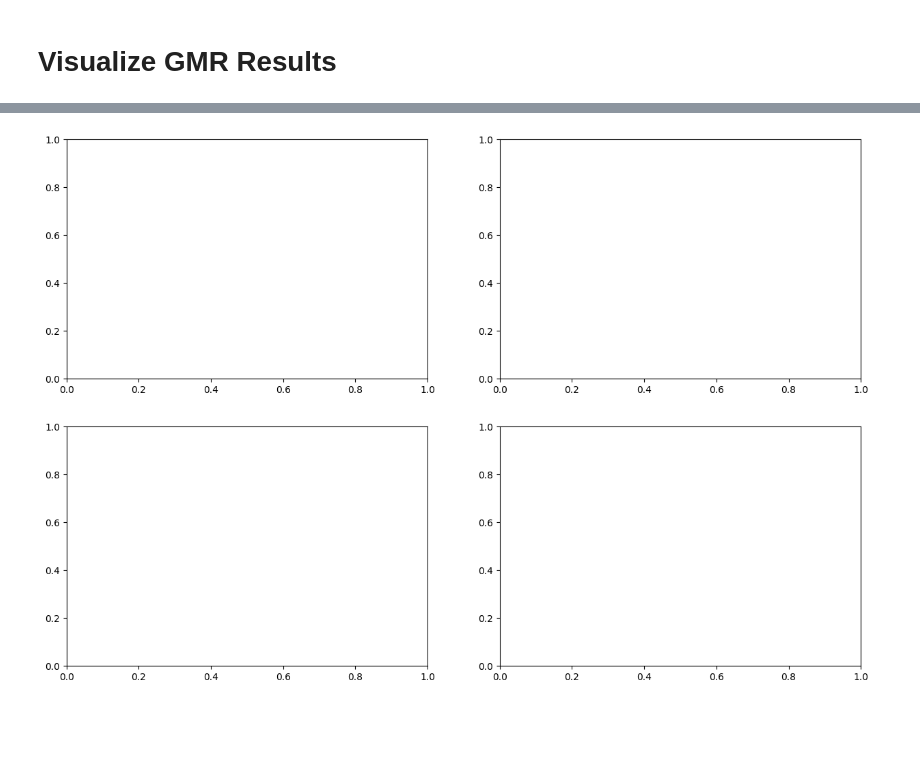
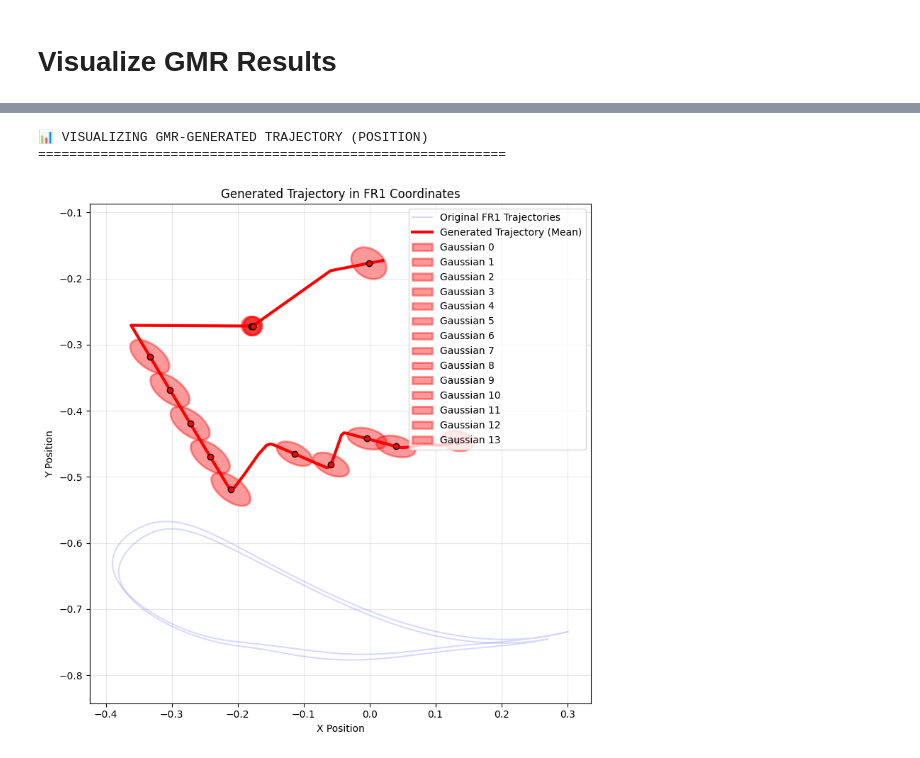
Before and after one commit to cocorock/Gait-analysis-coupled, a Jupyter notebook: TaskPaGMMM/examples/gait_example_modifiedV2.ipynb, the cells around one changed output, grey strips where cells are left out. Drawn from its saved outputs; the diff is of its cells as text; code cells hidden in the pictures; blank space fills up the shorter version.

```diff
--- a/TaskPaGMMM/examples/gait_example_modifiedV2.ipynb
+++ b/TaskPaGMMM/examples/gait_example_modifiedV2.ipynb
@@ -1007,5 +1028,37 @@ fig, axes = plt.subplots(1, 2, figsize=(14, 6))
-# %%
-# Plot velocity and ankle angle profiles of generated trajectory
-fig, axes = plt.subplots(2, 2, figsize=(15, 10))
-# %% [output]
-[figure, removed]
+# %%
+# VISUALIZE GMR RESULTS - POSITION
+print("📊 VISUALIZING GMR-GENERATED TRAJECTORY (POSITION)")
+print("="*60)
+
+fig, ax = plt.subplots(1, 1, figsize=(8, 8))
+
+# Plot original trajectories for reference
+for traj in trajectories_fr1[::8]:
+    ax.plot(traj[:, 0], traj[:, 1], 'b-', alpha=0.15, label='Original FR1 Trajectories' if 'Original FR1 Trajectories' not in
+plt.gca().get_legend_handles_labels()[1] else "")
+
+# Plot the generated mean trajectory
+ax.plot(mu[:, 0], mu[:, 1], 'r-', linewidth=3, label='Generated Trajectory (Mean)')
+
+# Plot covariance ellipsoids for uncertainty
+plot_ellipsoids_2d(
+    means=mu[::15, :2],  # Plot every 15th ellipsoid
+    covs=cov[::15, :2, :2],
+    ax=ax,
+    alpha=0.4,
+    color='red'
+)
+
+ax.set_title('Generated Trajectory in FR1 Coordinates')
+ax.set_xlabel('X Position')
+ax.set_ylabel('Y Position')
+ax.legend()
+ax.grid(True)
+ax.axis('equal')
+
+plt.tight_layout()
+plt.show()
+# %% [output]
+📊 VISUALIZING GMR-GENERATED TRAJECTORY (POSITION)
+============================================================
+[figure, added]
```
Also changed, not shown: parts of 19 cells of this notebook, 1 other file.
